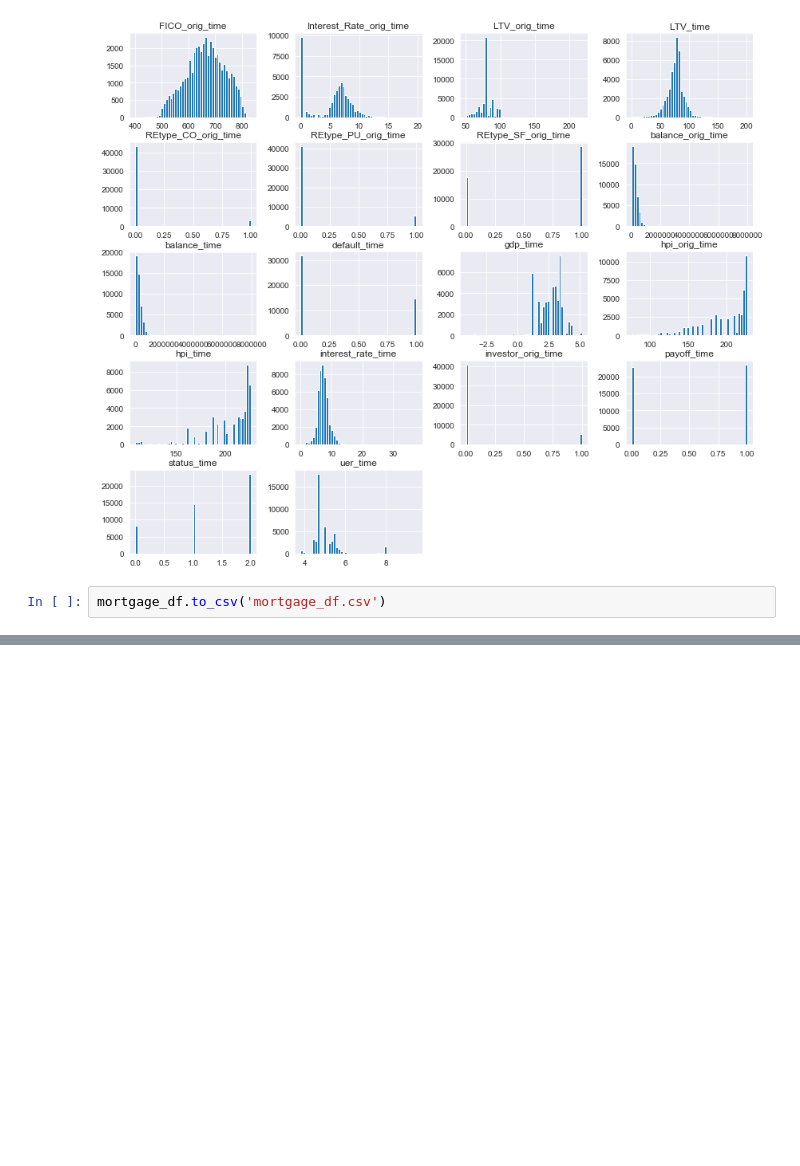
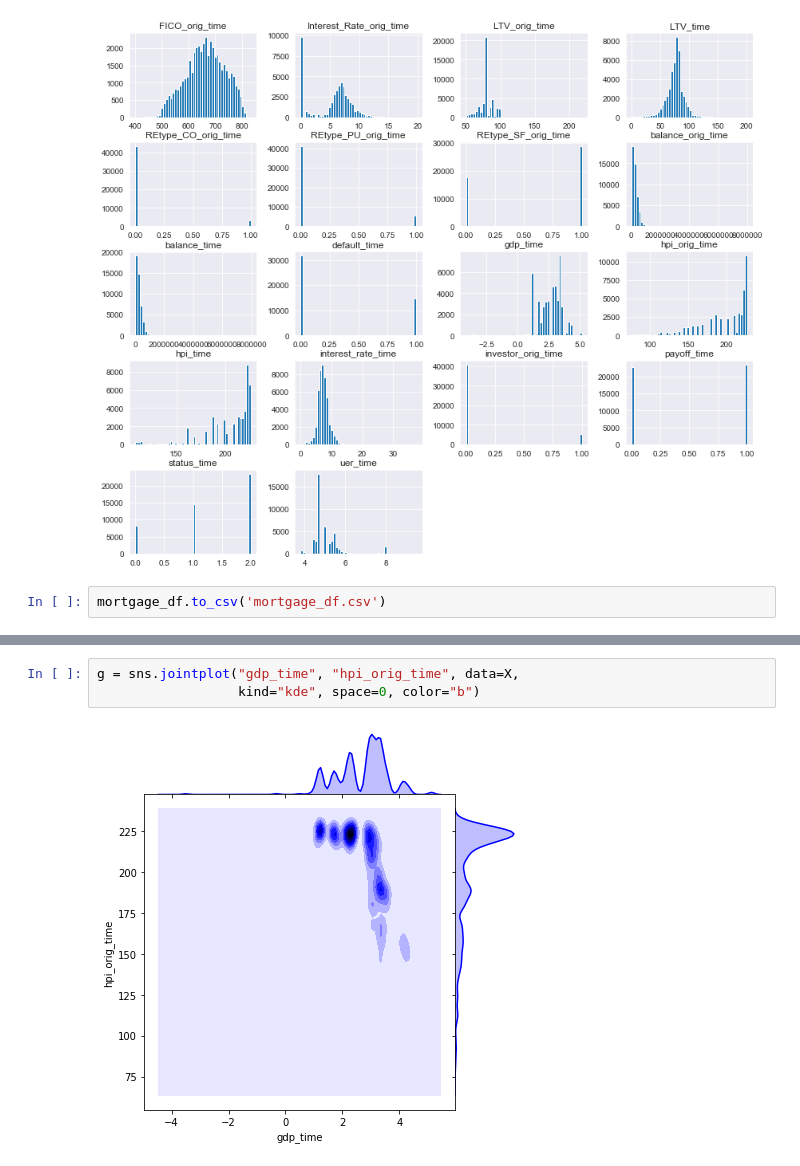
Before and after one commit to WickedoneC/Mortgage_Default, a Jupyter notebook: Data_and_Cleaning/Mortgage_Cleaning.ipynb, the cells around one changed output, grey strips where cells are left out. Saved outputs shown, nothing was run; the diff lists cells and outputs as text; blank space fills up the shorter version.

```diff
--- a/Data_and_Cleaning/Mortgage_Cleaning.ipynb
+++ b/Data_and_Cleaning/Mortgage_Cleaning.ipynb
@@ -596,0 +698,5 @@ mortgage_df.to_csv('mortgage_df.csv')
+# %%
+g = sns.jointplot("gdp_time", "hpi_orig_time", data=X,
+                  kind="kde", space=0, color="b")
+# %% [output]
+[figure, added]
```
Also changed, not shown: parts of 19 cells of this notebook, 3 other files.
